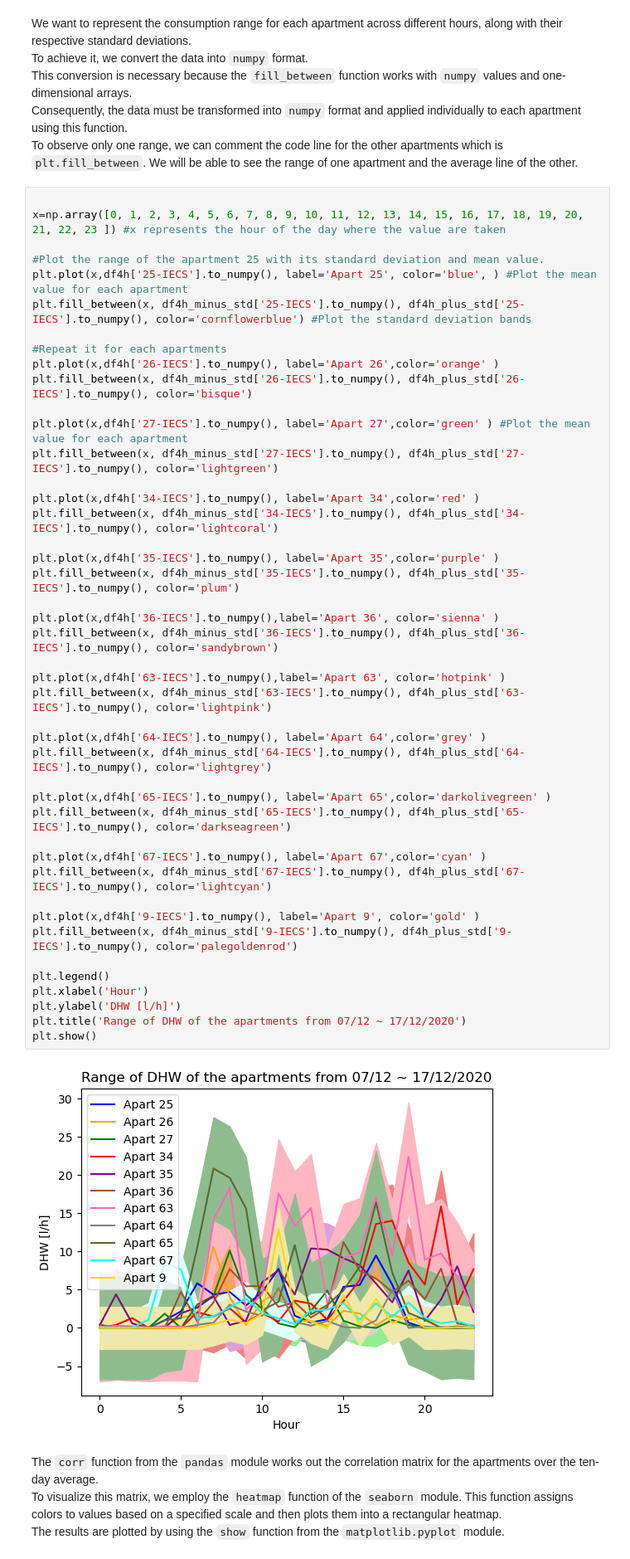
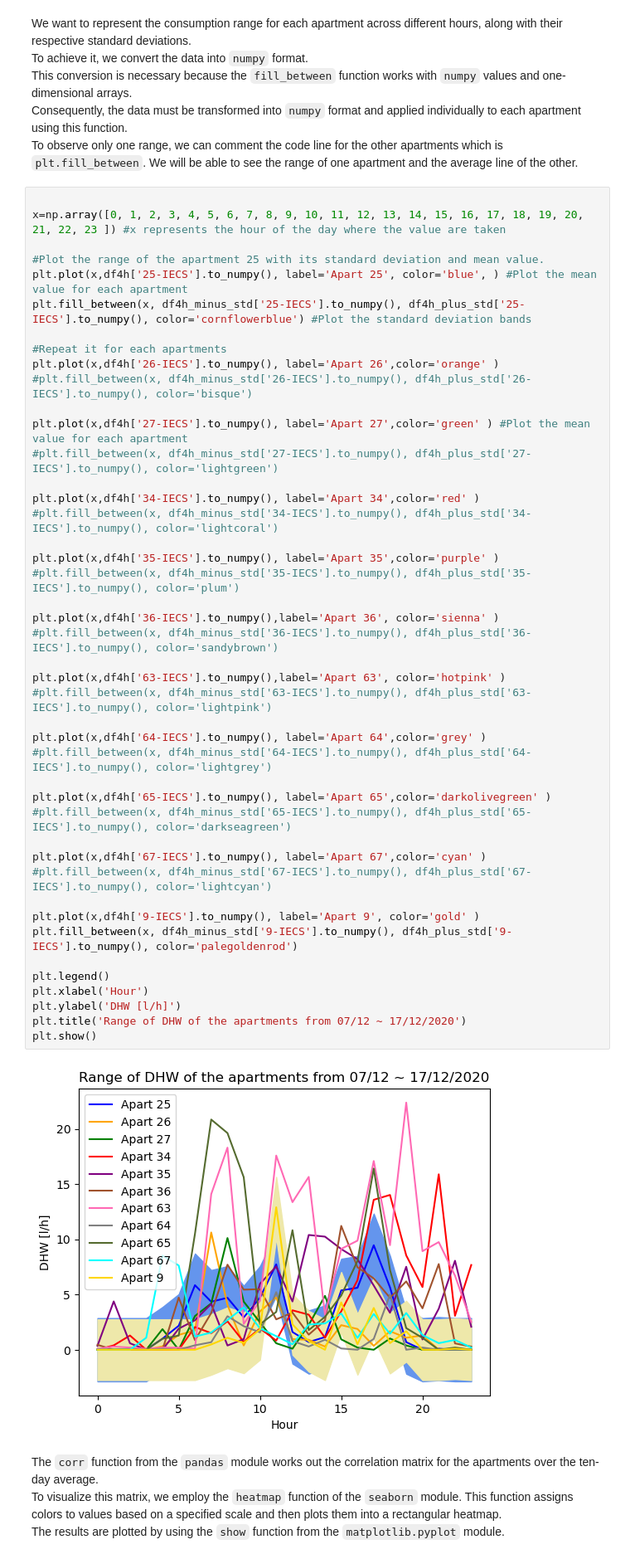
Before and after one commit to Joana-Giraud-Bit/PIRD, a Jupyter notebook: Jupyter Notebook/Correlation analysis between the apartments.ipynb, the cells around one changed output. Shown at 83% size. Cells and saved outputs as stored; diff of their text form.

```diff
--- a/Jupyter Notebook/Correlation analysis between the apartments.ipynb
+++ b/Jupyter Notebook/Correlation analysis between the apartments.ipynb
@@ -154,43 +152,43 @@ plt.plot(x,df4h['25-IECS'].to_numpy(), label='Apart 25', color='blue', ) #Plot t
 plt.fill_between(x, df4h_minus_std['25-IECS'].to_numpy(), df4h_plus_std['25-IECS'].to_numpy(), color='cornflowerblue') #Plot the standard deviation bands
 
 #Repeat it for each apartments
 plt.plot(x,df4h['26-IECS'].to_numpy(), label='Apart 26',color='orange' )
-plt.fill_between(x, df4h_minus_std['26-IECS'].to_numpy(), df4h_plus_std['26-IECS'].to_numpy(), color='bisque')
+#plt.fill_between(x, df4h_minus_std['26-IECS'].to_numpy(), df4h_plus_std['26-IECS'].to_numpy(), color='bisque')
 
 plt.plot(x,df4h['27-IECS'].to_numpy(), label='Apart 27',color='green' ) #Plot the mean value for each apartment
-plt.fill_between(x, df4h_minus_std['27-IECS'].to_numpy(), df4h_plus_std['27-IECS'].to_numpy(), color='lightgreen')
+#plt.fill_between(x, df4h_minus_std['27-IECS'].to_numpy(), df4h_plus_std['27-IECS'].to_numpy(), color='lightgreen')
 
 plt.plot(x,df4h['34-IECS'].to_numpy(), label='Apart 34',color='red' )
-plt.fill_between(x, df4h_minus_std['34-IECS'].to_numpy(), df4h_plus_std['34-IECS'].to_numpy(), color='lightcoral')
+#plt.fill_between(x, df4h_minus_std['34-IECS'].to_numpy(), df4h_plus_std['34-IECS'].to_numpy(), color='lightcoral')
 
 plt.plot(x,df4h['35-IECS'].to_numpy(), label='Apart 35',color='purple' )
-plt.fill_between(x, df4h_minus_std['35-IECS'].to_numpy(), df4h_plus_std['35-IECS'].to_numpy(), color='plum')
+#plt.fill_between(x, df4h_minus_std['35-IECS'].to_numpy(), df4h_plus_std['35-IECS'].to_numpy(), color='plum')
 
 plt.plot(x,df4h['36-IECS'].to_numpy(),label='Apart 36', color='sienna' )
-plt.fill_between(x, df4h_minus_std['36-IECS'].to_numpy(), df4h_plus_std['36-IECS'].to_numpy(), color='sandybrown')
+#plt.fill_between(x, df4h_minus_std['36-IECS'].to_numpy(), df4h_plus_std['36-IECS'].to_numpy(), color='sandybrown')
 
 plt.plot(x,df4h['63-IECS'].to_numpy(),label='Apart 63', color='hotpink' )
-plt.fill_between(x, df4h_minus_std['63-IECS'].to_numpy(), df4h_plus_std['63-IECS'].to_numpy(), color='lightpink')
+#plt.fill_between(x, df4h_minus_std['63-IECS'].to_numpy(), df4h_plus_std['63-IECS'].to_numpy(), color='lightpink')
 
 plt.plot(x,df4h['64-IECS'].to_numpy(), label='Apart 64',color='grey' )
-plt.fill_between(x, df4h_minus_std['64-IECS'].to_numpy(), df4h_plus_std['64-IECS'].to_numpy(), color='lightgrey')
+#plt.fill_between(x, df4h_minus_std['64-IECS'].to_numpy(), df4h_plus_std['64-IECS'].to_numpy(), color='lightgrey')
 
 plt.plot(x,df4h['65-IECS'].to_numpy(), label='Apart 65',color='darkolivegreen' )
-plt.fill_between(x, df4h_minus_std['65-IECS'].to_numpy(), df4h_plus_std['65-IECS'].to_numpy(), color='darkseagreen')
+#plt.fill_between(x, df4h_minus_std['65-IECS'].to_numpy(), df4h_plus_std['65-IECS'].to_numpy(), color='darkseagreen')
 
 plt.plot(x,df4h['67-IECS'].to_numpy(), label='Apart 67',color='cyan' )
-plt.fill_between(x, df4h_minus_std['67-IECS'].to_numpy(), df4h_plus_std['67-IECS'].to_numpy(), color='lightcyan')
+#plt.fill_between(x, df4h_minus_std['67-IECS'].to_numpy(), df4h_plus_std['67-IECS'].to_numpy(), color='lightcyan')
 
 plt.plot(x,df4h['9-IECS'].to_numpy(), label='Apart 9', color='gold' )
 plt.fill_between(x, df4h_minus_std['9-IECS'].to_numpy(), df4h_plus_std['9-IECS'].to_numpy(), color='palegoldenrod')
 
 plt.legend()
 plt.xlabel('Hour')
 plt.ylabel('DHW [l/h]')
 plt.title('Range of DHW of the apartments from 07/12 ~ 17/12/2020')
 plt.show()
 # %% [output]
-[figure, old version]
+[figure, new version]
 # %% [markdown]
 The `corr` function from the `pandas` module works out the correlation matrix for the apartments over the ten-day average.
 To visualize this matrix, we employ the `heatmap` function of the `seaborn` module. This function assigns colors to values based on a specified scale and then plots them into a rectangular heatmap.
```
Also changed, not shown: parts of 14 cells of this notebook, 4 other files.
